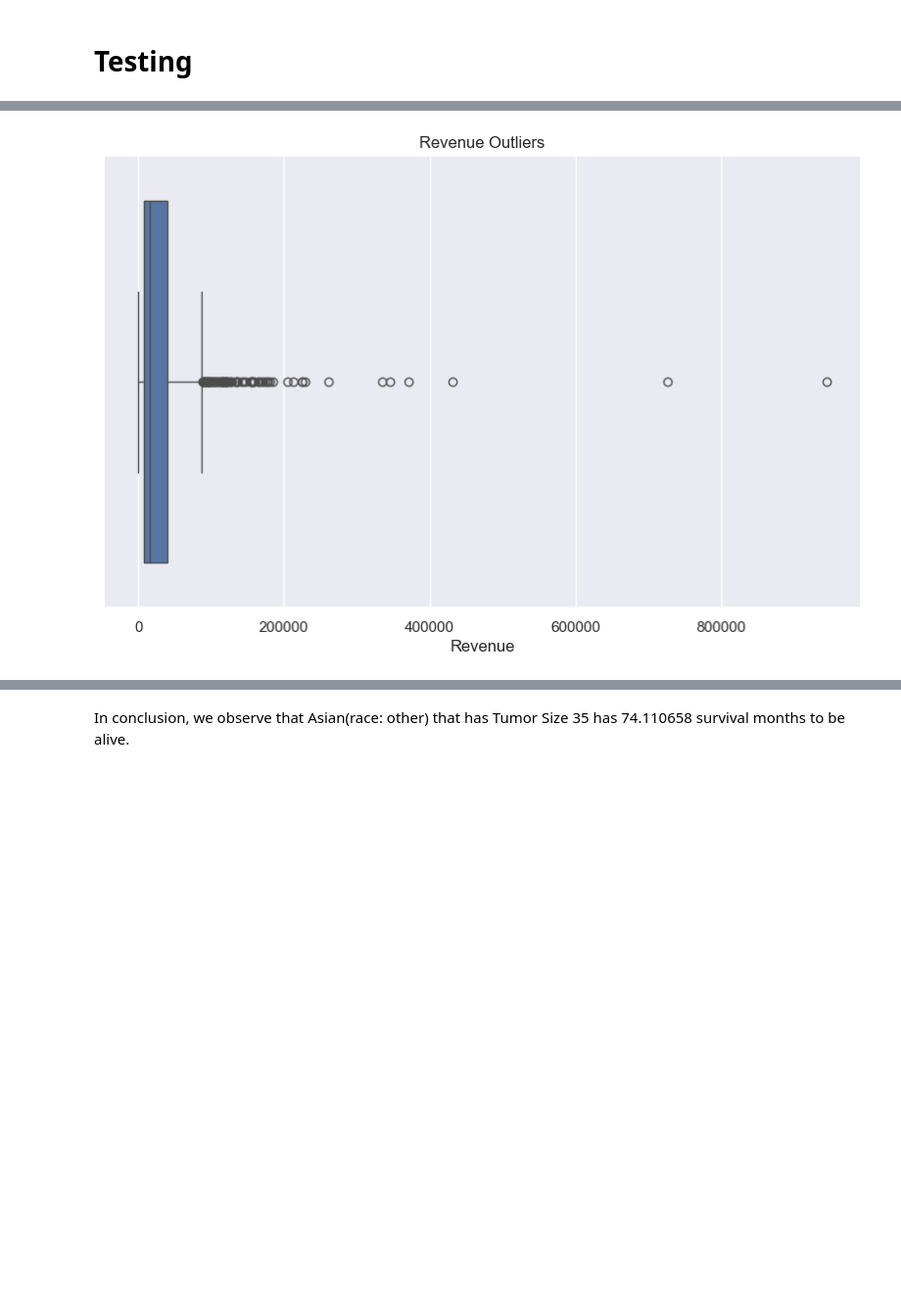
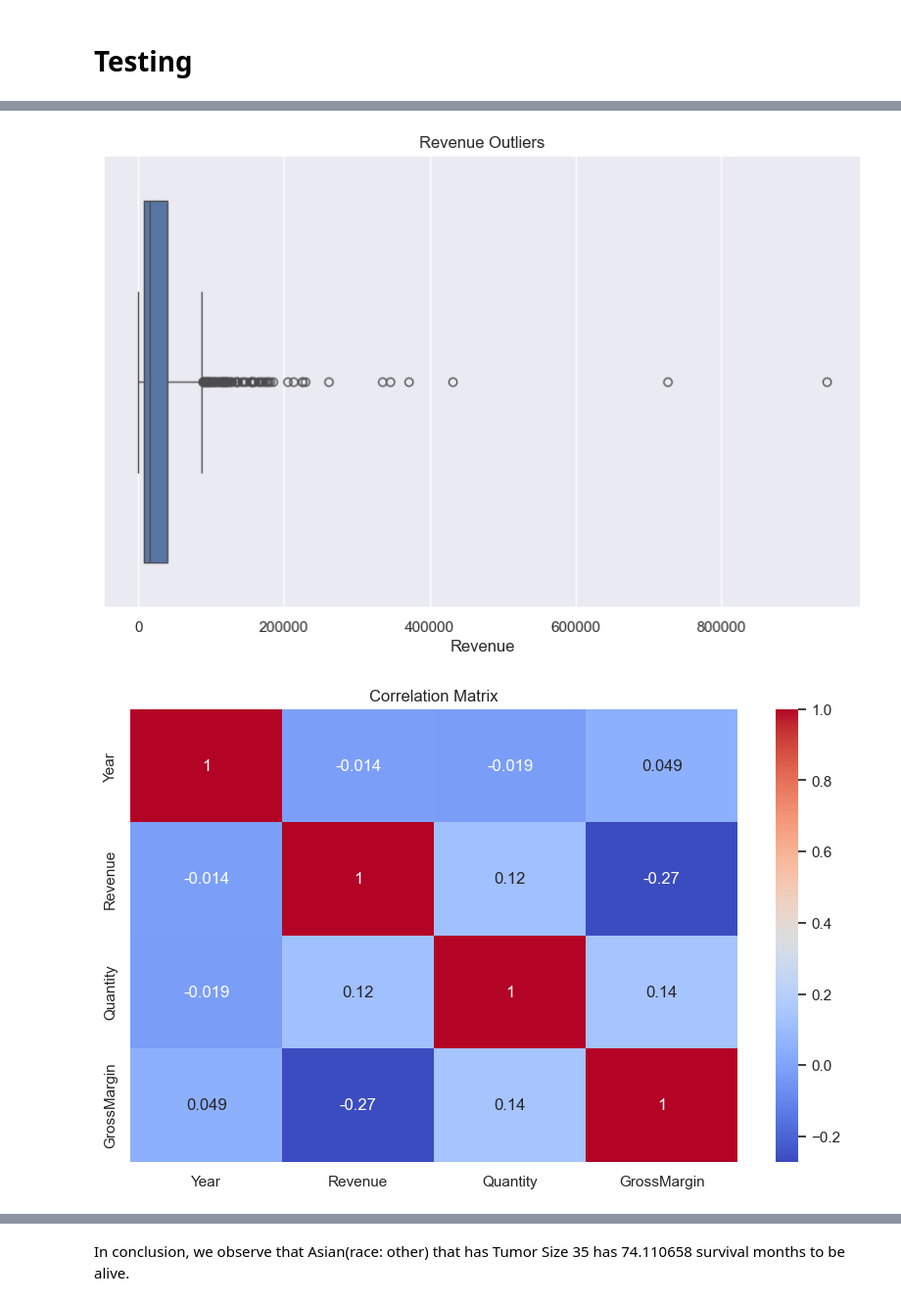
Before and after one commit to Monyjenni/Data-Mining, a Jupyter notebook: DS/ds-Monyjenni-main/a/Assessment.ipynb, the cells around one changed output, grey strips where cells are left out. Shown: that part at 98% size. Drawn from its saved outputs; the diff is of its cells as text; code cells hidden in the pictures; blank space fills up the shorter version.

Commit message:
feat: finish data cleaning and preprocessing

```diff
--- a/DS/ds-Monyjenni-main/a/Assessment.ipynb
+++ b/DS/ds-Monyjenni-main/a/Assessment.ipynb
@@ -14,26 +14,27 @@ import seaborn as sns
 from sklearn.impute import SimpleImputer
 from sklearn.preprocessing import StandardScaler
 
-# We can override the default matplotlib styles with those of Seaborn
+# Setting Seaborn style for plots
 sns.set()
 
 # Load the dataset
 raw_data = pd.read_csv('Sales-products.csv')
 
-# Display the first few rows of the dataset
+# Preview the first few rows of the dataset
 print("Data Preview:")
 print(raw_data.head())
 
-# 1. Descriptive statistics using describe()
+# 1. Descriptive Statistics
+# Displaying summary statistics for the dataset
 print("\nDescriptive Statistics:")
 print(raw_data.describe())
 
 # 2. Handling Missing Values
-# Checking missing values
+# Checking for missing values
 print("\nMissing Values Count:")
 print(raw_data.isnull().sum())
 
-# Visualizing missing data
+# Visualizing missing data with a heatmap
 sns.heatmap(raw_data.isnull(), cbar=False, cmap='viridis')
 plt.title('Missing Data Heatmap')
 plt.show()
@@ -44,116 +45,133 @@ print("\nDuplicate Rows:")
 duplicates = raw_data[raw_data.duplicated()]
 print(duplicates)
 
-# Removing duplicate rows
+# Removing duplicate rows and confirming new shape of the data
 raw_data = raw_data.drop_duplicates()
 print("\nData after removing duplicates:")
 print(raw_data.shape)
 
 # 4. Handling Outliers
-# Visualizing outliers in Revenue column using boxplot
+# Visualizing outliers in the 'Revenue' column using a boxplot
 plt.figure(figsize=(10, 6))
 sns.boxplot(x=raw_data['Revenue'])
 plt.title('Revenue Outliers')
 plt.show()
 
-# Removing outliers using the IQR method
+# 5. Handling Inconsistent Formats
+# Filling missing values in the 'Year' column with a default value and converting to integer
+raw_data['Year'] = raw_data['Year'].fillna(2000).astype(int)
+
+# 6. Exploratory Data Analysis (EDA)
+# Selecting numeric columns for correlation matrix analysis
+numeric_cols = raw_data.select_dtypes(include=[np.number])
+
+# Plotting a correlation matrix
+plt.figure(figsize=(10, 6))
+sns.heatmap(numeric_cols.corr(), annot=True, cmap='coolwarm')
+plt.title('Correlation Matrix')
+plt.show()
+
+# Visualizing the distribution of the 'Revenue' column
+plt.figure(figsize=(10, 6))
+sns.histplot(raw_data['Revenue'], bins=30, kde=True)
+plt.title('Revenue Distribution')
+plt.show()
+
+# 7. Handling Duplicates and Redundant Data
+# Rechecking for duplicates after cleaning
+print("\nDuplicate Rows after cleaning:")
+duplicates = raw_data[raw_data.duplicated()]
+print(duplicates)
+
+# 8. Handling Outliers - Using the IQR Method
+# Calculating IQR for 'Revenue' and defining the outlier condition
 Q1 = raw_data['Revenue'].quantile(0.25)
 Q3 = raw_data['Revenue'].quantile(0.75)
 IQR = Q3 - Q1
 outlier_condition = (raw_data['Revenue'] < (Q1 - 1.5 * IQR)) | (raw_data['Revenue'] > (Q3 + 1.5 * IQR))
 
-# Dropping rows where outliers are present in the Revenue column
+# Dropping rows with outliers in 'Revenue'
 raw_data = raw_data[~outlier_condition]
 print("\nData after outlier removal:")
 print(raw_data.shape)
 
-# 5. Handling Missing Values - Different Imputation Methods
+# 9. Handling Missing Values - Different Imputation Methods
 
-# a) Row Deletion (Removing rows with missing values)
+# a) Row Deletion: Removing rows with missing values
 row_deleted_data = raw_data.dropna()
 print("\nData after row deletion:")
 print(row_deleted_data.shape)
 
-# b) Column Deletion (Removing columns with missing values)
+# b) Column Deletion: Removing columns with missing values
 col_deleted_data = raw_data.dropna(axis=1)
 print("\nData after column deletion:")
 print(col_deleted_data.shape)
 
-# c) Mean Imputation
+# c) Mean Imputation: Imputing missing values in 'Revenue' with mean
 imputer_mean = SimpleImputer(strategy='mean')
 raw_data['Revenue'] = imputer_mean.fit_transform(raw_data[['Revenue']])
 
-# d) Median Imputation
+# d) Median Imputation: Imputing missing values in 'Quantity' with median
 imputer_median = SimpleImputer(strategy='median')
 raw_data['Quantity'] = imputer_median.fit_transform(raw_data[['Quantity']])
 
-# e) Mode Imputation
+# e) Mode Imputation: Imputing missing values in 'ProductLine' with mode
 imputer_mode = SimpleImputer(strategy='most_frequent')
 raw_data['ProductLine'] = imputer_mode.fit_transform(raw_data[['ProductLine']]).ravel()
 
+# Displaying the dataset after imputation
 print("\nData after imputation:")
 print(raw_data.head())
 
-# 6. Handling Inconsistent Formats
-# Converting 'Year' to integer format (if it contains float values)
-raw_data['Year'] = raw_data['Year'].astype(int)
+# 10. Multiple Imputation using MICE (Multiple Imputation by Chained Equations)
+# Using statsmodels for MICE imputation on numeric columns
 
-# 7. Exploratory Data Analysis (EDA) - Assessing Data Quality
-# Correlation Matrix
-plt.figure(figsize=(10, 6))
-sns.heatmap(raw_data.corr(), annot=True, cmap='coolwarm')
-plt.title('Correlation Matrix')
-plt.show()
+# Selecting only numeric columns
+numeric_data = raw_data.select_dtypes(include=[np.number])
 
-# Revenue distribution
-plt.figure(figsize=(10, 6))
-sns.histplot(raw_data['Revenue'], bins=30, kde=True)
-plt.title('Revenue Distribution')
-plt.show()
+# Applying MICE imputation
+from statsmodels.imputation.mice import MICEData
 
-# 8. Handling Duplicates and Redundant Data
-# Checking for duplicates again after cleaning
-print("\nDuplicate Rows after cleaning:")
-duplicates = raw_data[raw_data.duplicated()]
-print(duplicates)
-
-# 9. Imputation: Multiple Imputation using MICE (Multiple Imputation by Chained Equations)
-# Using statsmodels library for MICE
-from statsmodels.imputation.mice import MICEData
-mice_data = MICEData(raw_data)
+mice_data = MICEData(numeric_data)
 imputed_data = mice_data.data
 
+# Reinserting non-numeric columns into the imputed dataset
+imputed_data[numeric_data.columns] = imputed_data[numeric_data.columns]
+imputed_data[raw_data.select_dtypes(exclude=[np.number]).columns] = raw_data.select_dtypes(exclude=[np.number])
+
+# Displaying the dataset after MICE imputation
 print("\nData after MICE Imputation:")
 print(imputed_data.head())
 
-# Saving the cleaned data
+# Saving the cleaned and imputed data
 imputed_data.to_csv('cleaned_sales_data.csv', index=False)
 
 print("Data cleaning and preprocessing complete!")
 # %% [output]
 Data Preview:
      SaleID RetailerCountry OrderMethod   RetailerType           ProductLine  \
 0  SaleID_1   United States         Fax  Outdoors Shop  Personal Accessories
 1  SaleID_2   United States         Fax  Outdoors Shop      Sports Equipment
 2  SaleID_3   United States         Fax  Outdoors Shop                   NaN
 3  SaleID_4   United States         Fax  Outdoors Shop                   NaN
 4  SaleID_5   United States         NaN  Outdoors Shop  Personal Accessories
 
     ProductType                    Product    Year  Quarter   Revenue  \
 0  Cooking Gear  TrailChef Deluxe Cook Set  2018.0  Q1 2018  59728.66
 1  Cooking Gear     TrailChef Double Flame  2018.0  Q1 2018  36050.32
 2         Tents                  Star Dome  2018.0  Q1 2018  90040.48
 ... (31 lines left out)
 Revenue            16
 Quantity            3
 GrossMargin        26
 dtype: int64
 [figure]
 Duplicate Rows:
 Empty DataFrame
 Columns: [SaleID, RetailerCountry, OrderMethod, RetailerType, ProductLine, ProductType, Product, Year, Quarter, Revenue, Quantity, GrossMargin]
 Index: []
 
 Data after removing duplicates:
 (1276, 12)
 [figure]
+[figure, added]
```
Also changed, not shown: parts of 19 cells of this notebook.
